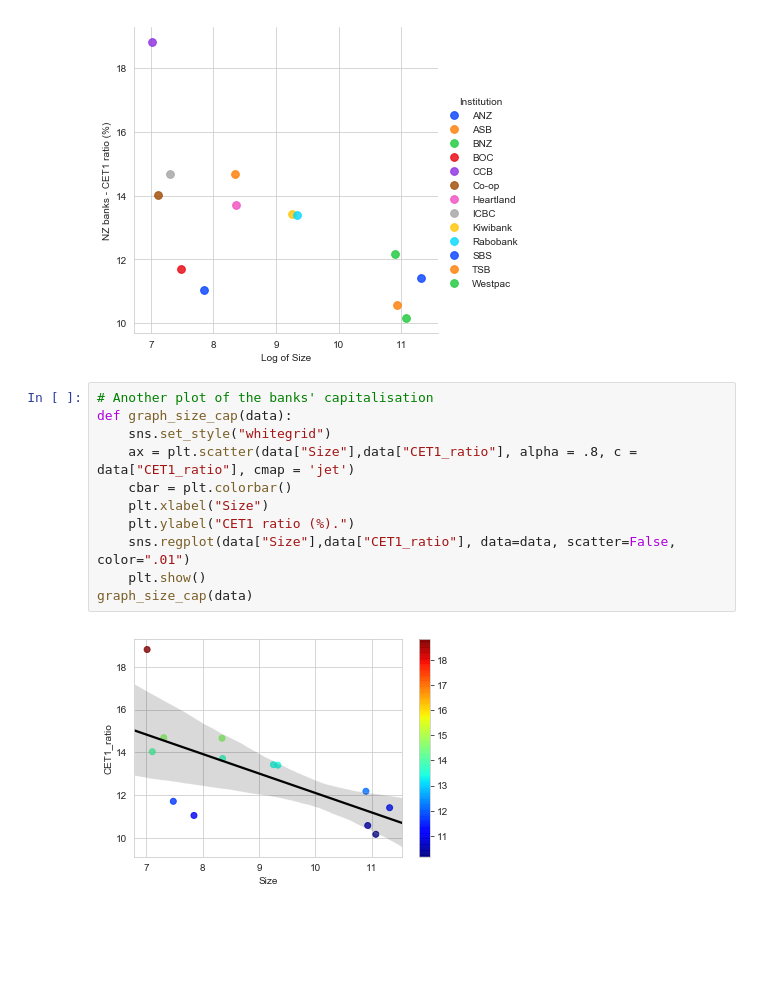
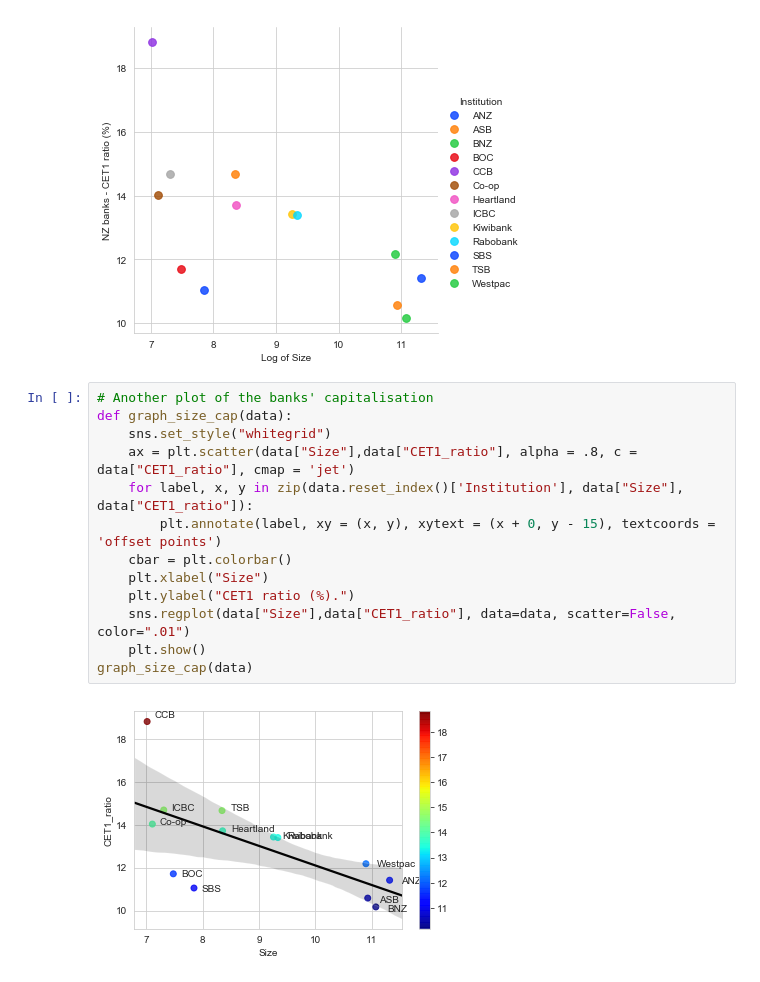
Before and after one commit to blucap/RBNZ_Dashboard, a Jupyter notebook: Dashboard.ipynb, the cells around one changed output. Saved outputs shown, nothing was run; the diff lists cells and outputs as text; blank space fills up the shorter version.

Commit message:
Tag with points in scatter

```diff
--- a/Dashboard.ipynb
+++ b/Dashboard.ipynb
@@ -142,13 +142,15 @@ graph_bank_cap(data)
 # %%
 # Another plot of the banks' capitalisation
 def graph_size_cap(data):
     sns.set_style("whitegrid")
     ax = plt.scatter(data["Size"],data["CET1_ratio"], alpha = .8, c = data["CET1_ratio"], cmap = 'jet')
+    for label, x, y in zip(data.reset_index()['Institution'], data["Size"], data["CET1_ratio"]):
+        plt.annotate(label, xy = (x, y), xytext = (x + 0, y - 15), textcoords = 'offset points')
     cbar = plt.colorbar()
     plt.xlabel("Size")
     plt.ylabel("CET1 ratio (%).")
     sns.regplot(data["Size"],data["CET1_ratio"], data=data, scatter=False, color=".01")
     plt.show()
 graph_size_cap(data)
 # %% [output]
-[figure, old version]
+[figure, new version]
```
